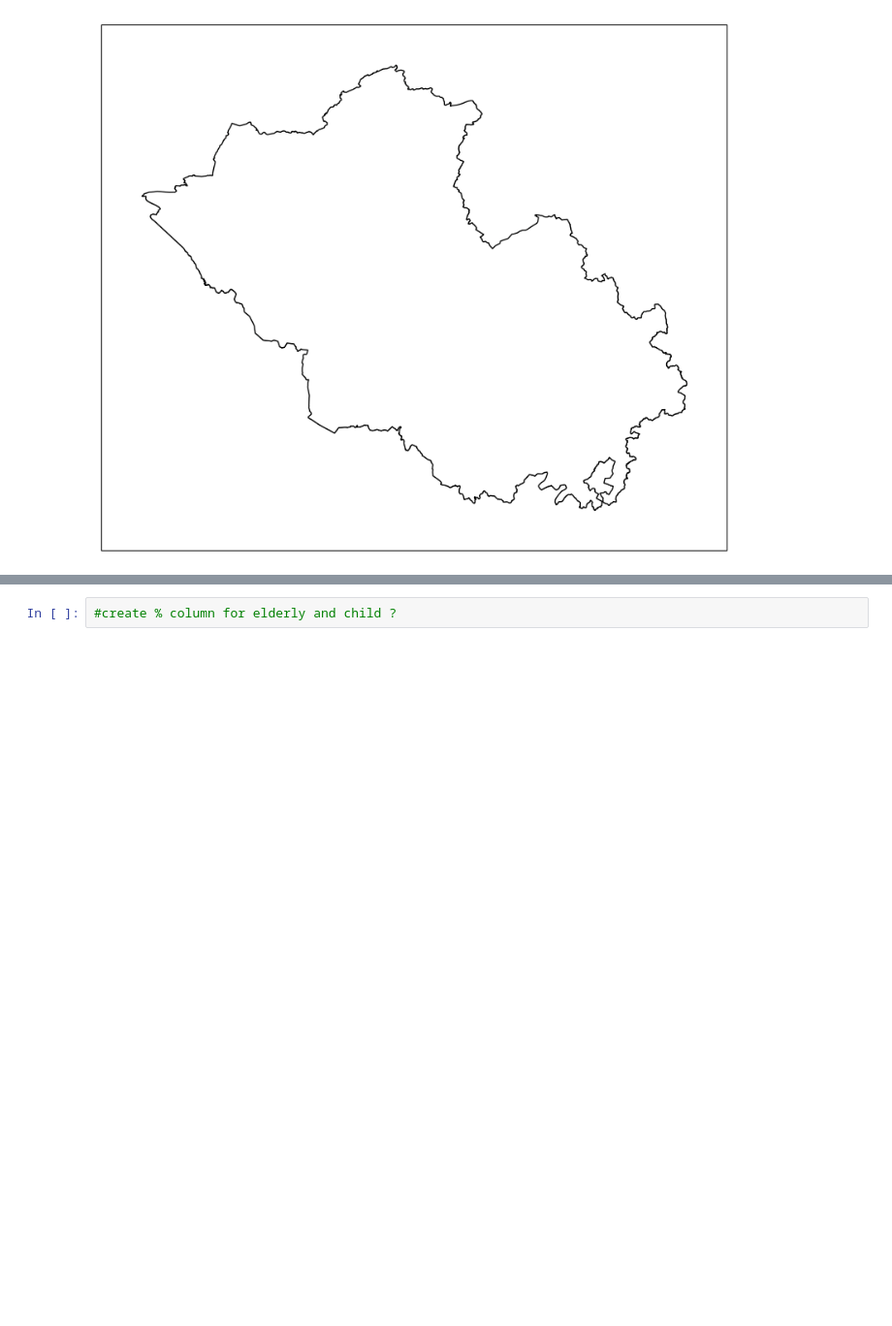
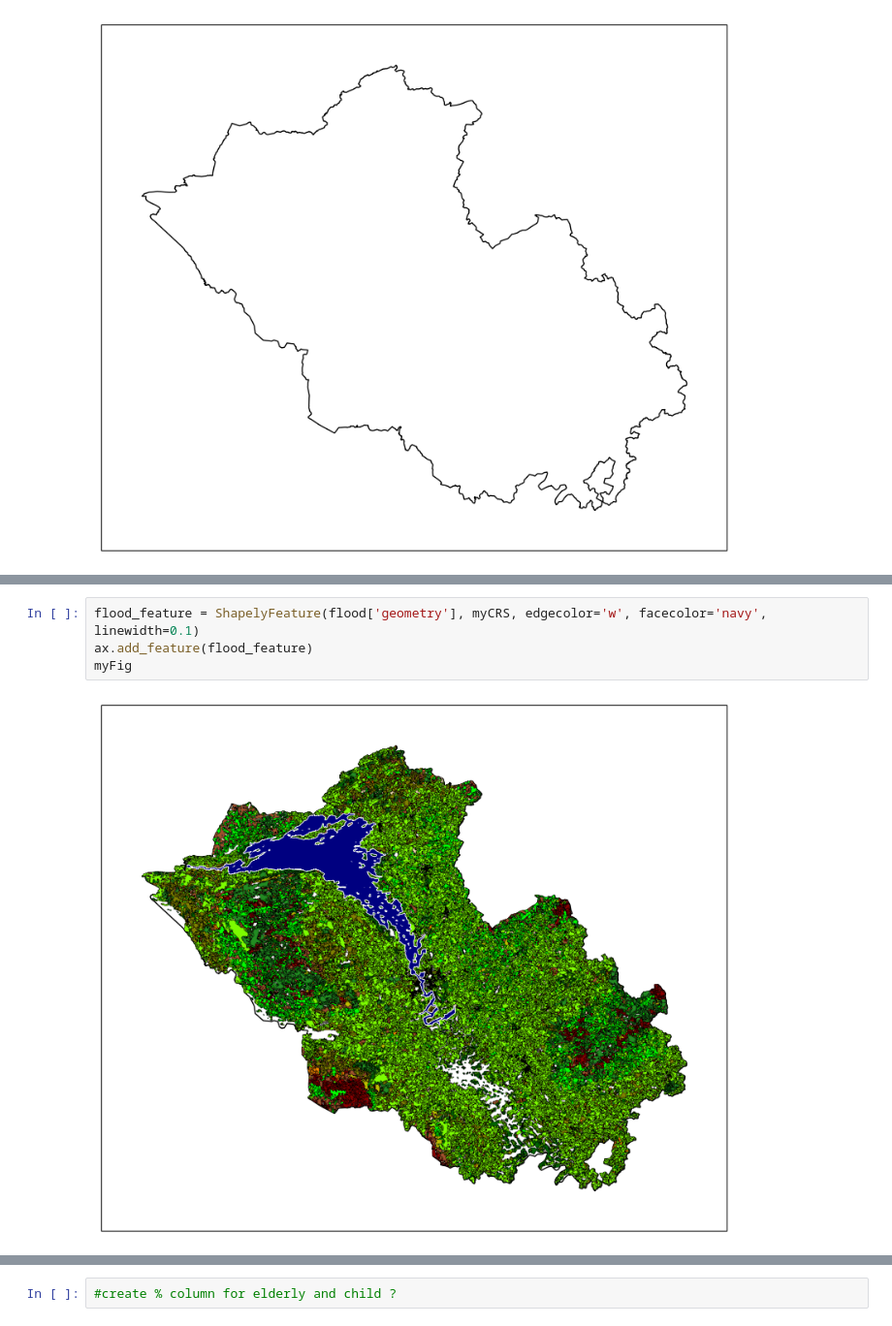
Before and after one commit to fd1807/EGM722_Project, a Jupyter notebook: Project_EGM722.ipynb, the cells around one changed output, grey strips where cells are left out. Shown at 97% size. Saved outputs shown, nothing was run; the diff lists cells and outputs as text; blank space fills up the shorter version.

```diff
--- a/Project_EGM722.ipynb
+++ b/Project_EGM722.ipynb
@@ -89,0 +115,6 @@ myFig
+# %%
+flood_feature = ShapelyFeature(flood['geometry'], myCRS, edgecolor='w', facecolor='navy', linewidth=0.1)
+ax.add_feature(flood_feature)
+myFig
+# %% [output]
+[figure, added]
```
Also changed, not shown: parts of 7 cells of this notebook, 1 other file.
